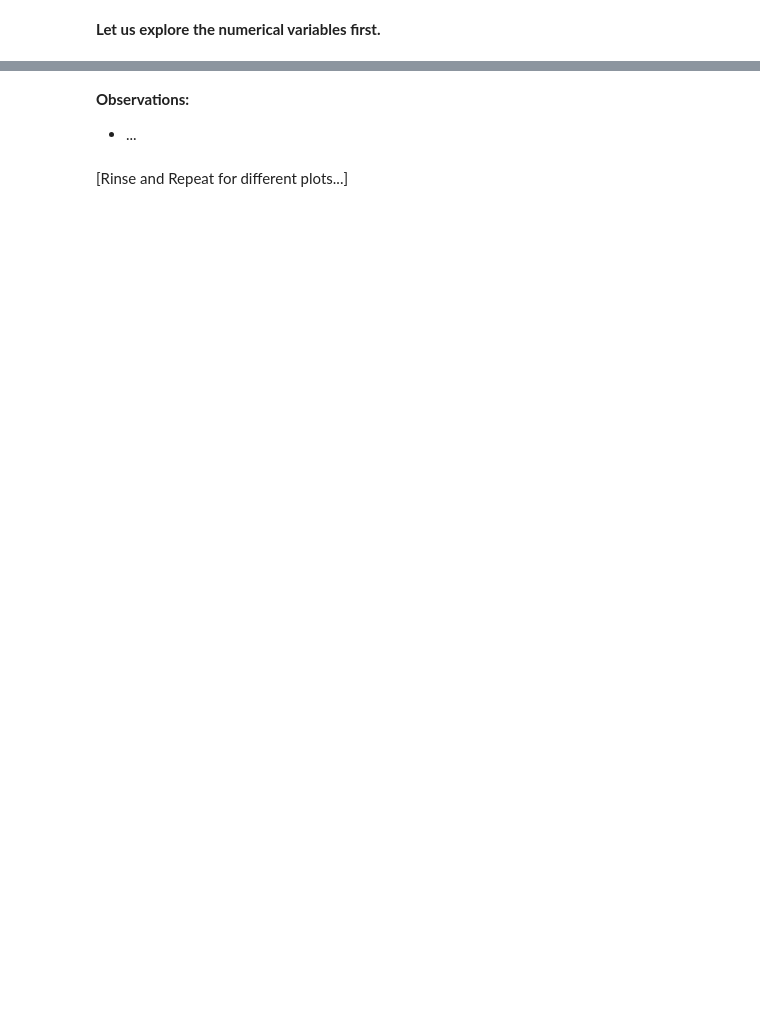
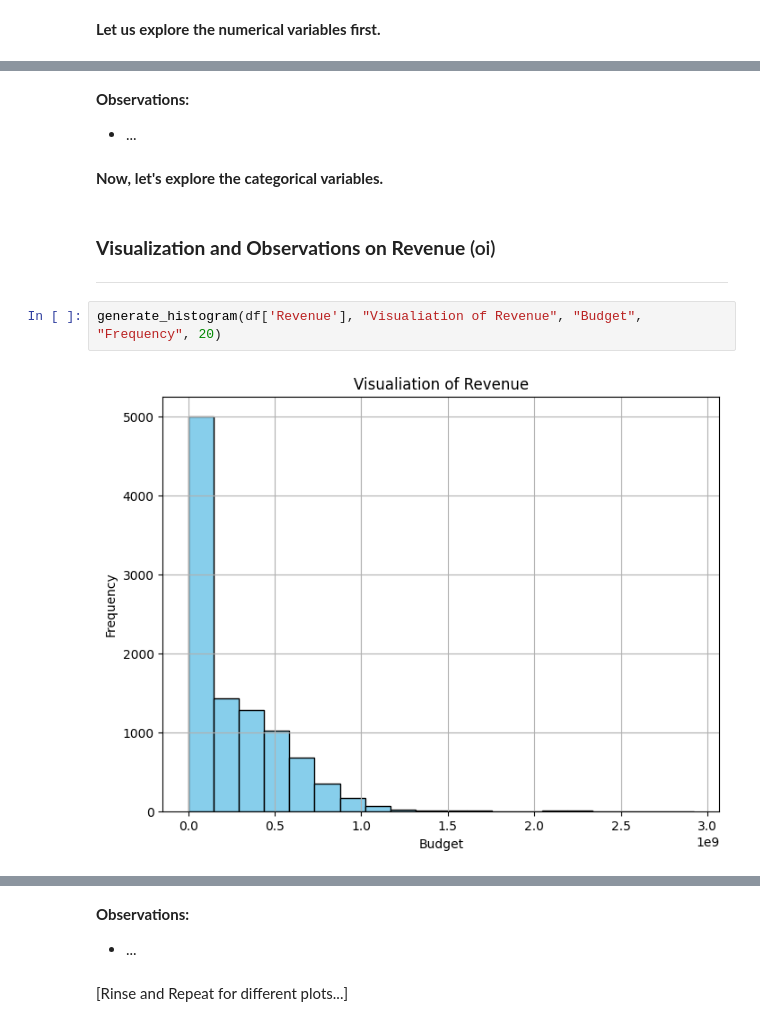
Before and after one commit to oigwe-frx/movie-database-analysis, a Jupyter notebook: Movie_Analysis.ipynb, the cells around one changed output, grey strips where cells are left out. Drawn from its saved outputs; the diff is of its cells as text; blank space fills up the shorter version.

```diff
--- a/Movie_Analysis.ipynb
+++ b/Movie_Analysis.ipynb
@@ -257,0 +677,13 @@ histogram_boxplot(df.[])
+# %% [markdown]
+**Observations:**
+* ...
+# %% [markdown]
+**Now, let's explore the categorical variables.**
+# %% [markdown]
+### **Visualization and Observations on Revenue** (oi)
+
+---
+# %%
+generate_histogram(df['Revenue'], "Visualiation of Revenue", "Budget", "Frequency", 20)
+# %% [output]
+[figure, added]
```
Also changed, not shown: parts of 63 cells of this notebook.
